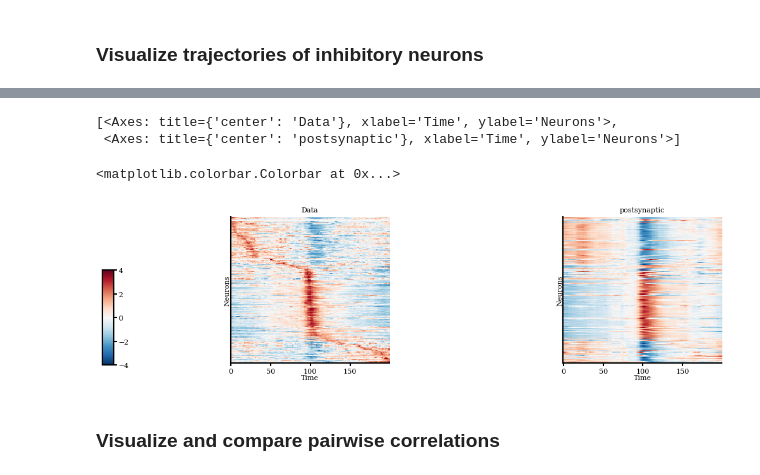
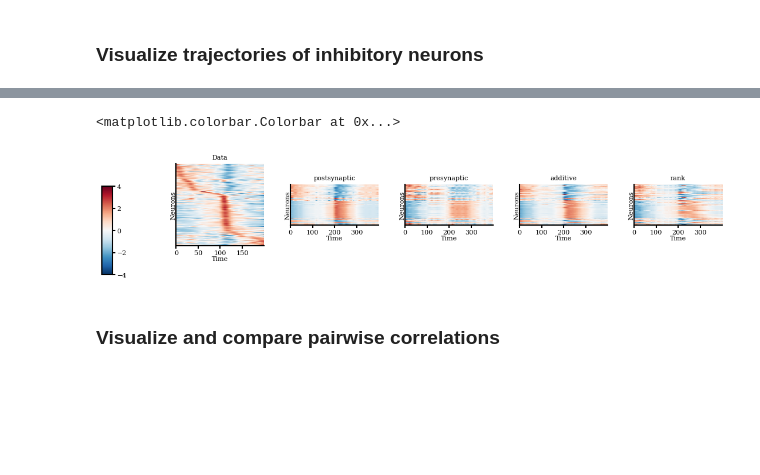
Before and after one commit to Matthijspals/mnm, a Jupyter notebook: generate_figures/temporal_geometric_eval.ipynb, the cells around one changed output, grey strips where cells are left out. Saved outputs shown, nothing was run; the diff lists cells and outputs as text; code cells hidden in the pictures; blank space fills up the shorter version.

Commit message:
add generate function

```diff
--- a/generate_figures/temporal_geometric_eval.ipynb
+++ b/generate_figures/temporal_geometric_eval.ipynb
@@ -36,7 +36,7 @@ plt.rcParams['text.usetex'] = False
 # %% [markdown]
 ### Load spikes and neuromodulation signal
 # %%
-data_dir_nk339 = '../data/nk339/'
+data_dir_nk339 = '../data/recordings/nk339_mPFC/'
 config = {
     'data_dir': data_dir_nk339,
     'model_dir': "../models/all/",
@@ -48,12 +48,10 @@ config = {
     'z_score_neuromod': False,
     'min_max_norm_neuromod': True,
     'z_score_neurons': False,
-    'center_neurons':False,
     'deconvolve': False,
-    'convolve_spikes': False,
+    'convolve_spikes': True,
     'normalize_neuromod': True,
     'center_neuromod': False,
-    'center_data': False,
     'load_physiology': False,
     'shuffle': False,
     'dales_law': True
@@ -314,22 +188,0 @@ def generate_trajectory(x_test, s_test, stim, vae, neuromod, noise_scale=1.0, si
-# %%
-#stim = torch.zeros((0, x_.shape[1]))
-stim = stim_arr
-trajs = []
-num_trajs = 1
-t_start, t_end = config['baseline_test_start'], config['baseline_test_start'] + 600
-
-x_, s_ = get_block(spike_counts, neuromod_activity, t_start, t_end - t_start, config['bin_size'])
-
-s_ = (s_ - s_train.min()) / (s_train.max() - s_train.min())
-trajs_gen = {mechanism: [] for mechanism in neuromodulation_mechanisms}
-
-for mechanism in neuromodulation_mechanisms:
-    for i in range(num_trajs):
-        traj = generate_trajectory(torch.from_numpy(x_).to(torch.float32),
-                                torch.from_numpy(s_).to(torch.float32),
-                                stim,
-                                models[mechanism],
-                                mechanism if mechanism is not 'None' else None,
-                                initial_state="prior_sample")[1].detach()
-
-        trajs_gen[mechanism].append(traj)
@@ -493,8 +305,7 @@ vae.dim_u
 # %%
-stim = torch.zeros((0, x_.shape[1]))
-stim = stim_arr
+stim = torch.zeros((9, x_.shape[1]))
 trajs = []
-num_trajs = 1
+num_trajs = 25
 s_ = (s_ - s_train.min()) / (s_train.max() - s_train.min())
 trajs_gen = {mechanism: [] for mechanism in neuromodulation_mechanisms}
 
@@ -504,9 +315,7 @@ for mechanism in neuromodulation_mechanisms:
                                 torch.from_numpy(s_).to(torch.float32),
                                 stim,
                                 models[mechanism],
-                                mechanism if mechanism is not 'None' else None,
-                                initial_state="prior_sample")[1].detach()
-
+                                mechanism if mechanism is not 'None' else None)[1].detach()
         trajs_gen[mechanism].append(traj)
 # %% [markdown]
 ### Visualize trajectories of inhibitory neurons
@@ -611,51 +383,46 @@ IndexError: index 132 is out of bounds for dimension 0 with size 15
-# %%
-ax
-# %% [output]
-[<Axes: title={'center': 'Data'}, xlabel='Time', ylabel='Neurons'>,
- <Axes: title={'center': 'postsynaptic'}, xlabel='Time', ylabel='Neurons'>]
 # %%
 import matplotlib.gridspec as gridspec
 
 fig = plt.figure(figsize=(12,3))
-gs = gridspec.GridSpec(1, max(len(models),2), wspace=0.3)
+gs = gridspec.GridSpec(1, len(models), wspace=0.3)
 
-ax = [fig.add_subplot(gs[0, i]) for i in range(max(len(models),2))]
+ax = [fig.add_subplot(gs[0, i]) for i in range(len(models))]
 
 mappable = ax[0].imshow(psths_val, cmap='RdBu_r', vmin=-4, vmax=4)
 ax[0].set_yticks([])
 ax[0].set_yticklabels([])
 ax[0].set_ylabel('Neurons')
 ax[0].set_xlabel('Time')
 ax[0].set_title('Data')
 
 i = 1
 for model in models.keys():
     if model is 'None': continue
     neuromod = model
     avg_traj = torch.stack(trajs_gen[neuromod]).mean(axis=0)
-    psth_vals, psths, nrpn, ind_1 = compute_LC_trig_activity(avg_traj, s_, dur=200)
+    psth_vals, psths, nrpn, ind_1 = compute_LC_trig_activity(avg_traj, s_, dur=400)
     psths_resorted = psth_vals[np.argsort(ind_test)]
     # psths_resorted = psth_vals
 
     psths_resorted = (psths_resorted - psths_resorted.mean(axis=1, keepdims=True)) / psths_resorted.std(axis=1, keepdims=True)
     mappable2 = ax[i].imshow(psths_resorted, cmap='RdBu_r', vmin=-4, vmax=4)
 
     ax[i].set_yticks([])
     ax[i].set_yticklabels([])
     ax[i].set_ylabel('Neurons')
     ax[i].set_xlabel('Time')
-    #ax[i].set_box_aspect(1)
+
     # fig.colorbar(mappable1, label='intensity', shrink=0.5)
     ax[i].set_title(model)
     # break
     i += 1
 plt.tight_layout()
 cbar_ax = fig.add_axes([0.02, 0.1, 0.015, 0.5])
 # fig.savefig('../../results/figures/psth_neuromod_peaks.png')
 fig.colorbar(mappable, cax=cbar_ax)
 # %% [output]
 <matplotlib.colorbar.Colorbar at 0x...>
-[figure, old version]
+[figure, new version]
 # %% [markdown]
 ### Visualize and compare pairwise correlations
 # %%
```
Also changed, not shown: parts of 39 cells of this notebook, 8 other files.
